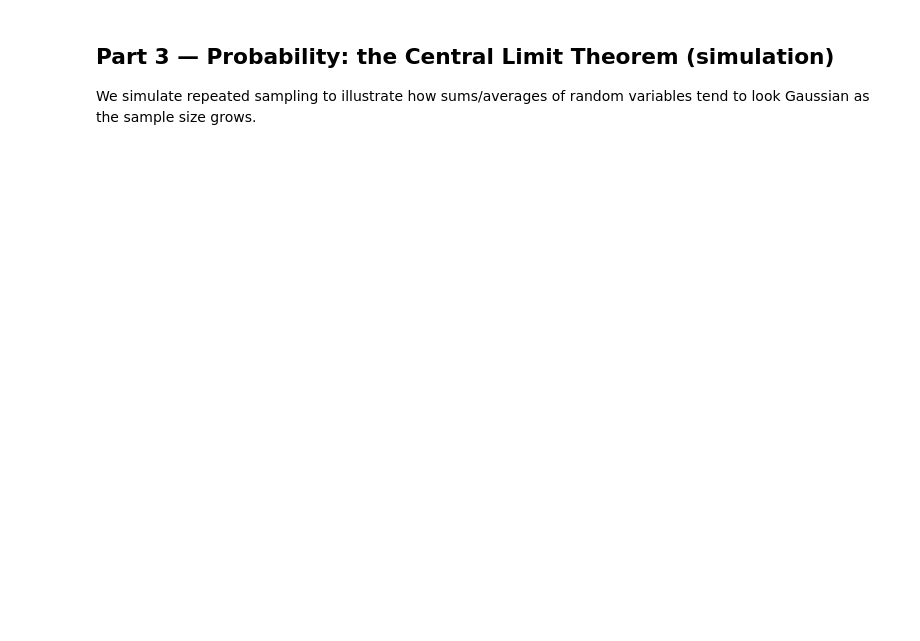
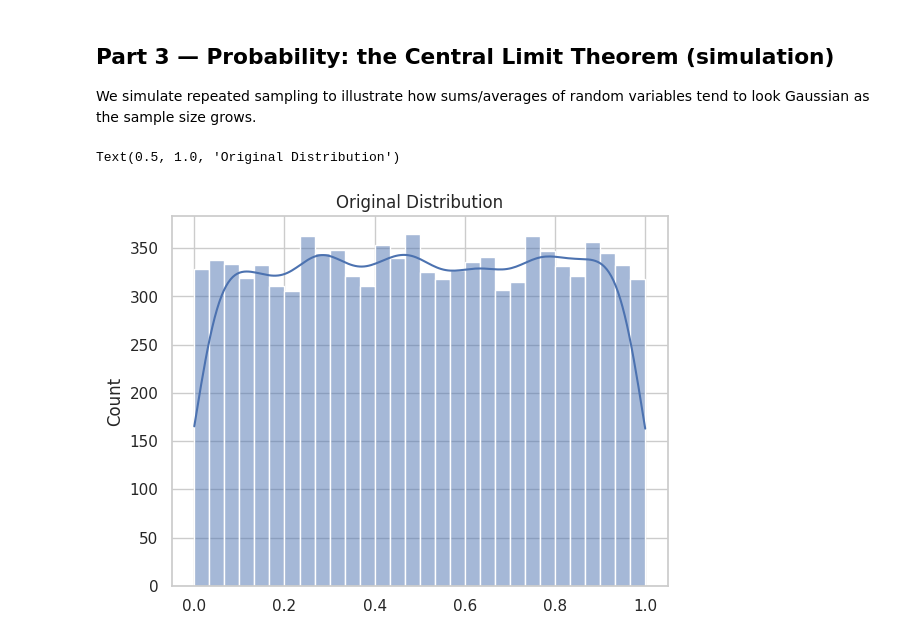
Before and after one commit to youlei202/Applied-Machine-Learning-Course, a Jupyter notebook: notebooks/02_ml_foundations.ipynb, the cells around one changed output. Saved outputs shown, nothing was run; the diff lists cells and outputs as text; code cells hidden in the pictures; blank space fills up the shorter version.

```diff
--- a/notebooks/02_ml_foundations.ipynb
+++ b/notebooks/02_ml_foundations.ipynb
@@ -153 +275,7 @@ We simulate repeated sampling to illustrate how sums/averages of random variable
+# %%
+sns.histplot(original_distribution, bins=30, kde=True)
+plt.title("Original Distribution")
+# %% [output]
+Text(0.5, 1.0, 'Original Distribution')
+[figure, added]
 # %%
```
Also changed, not shown: parts of 12 cells of this notebook, 3 other files.
